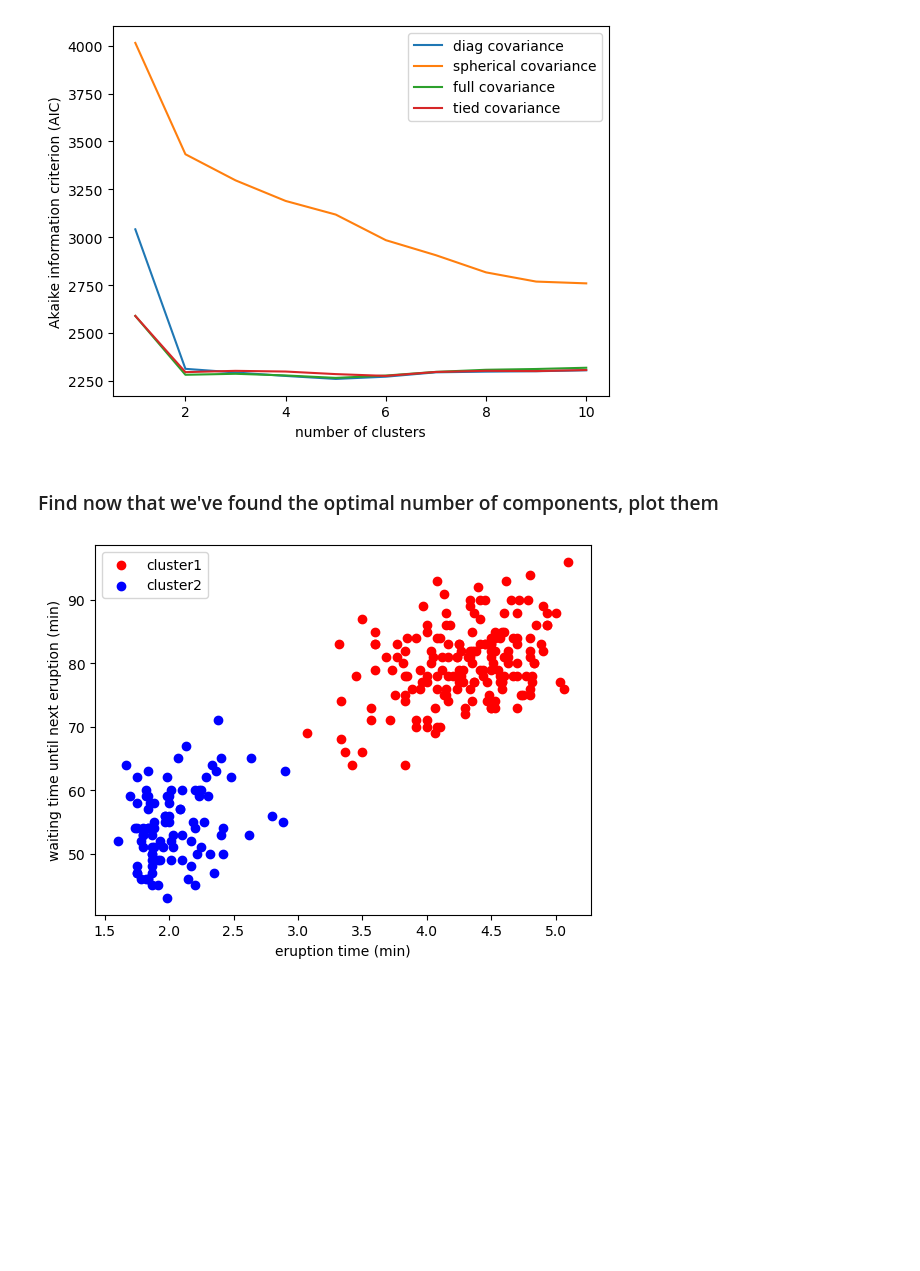
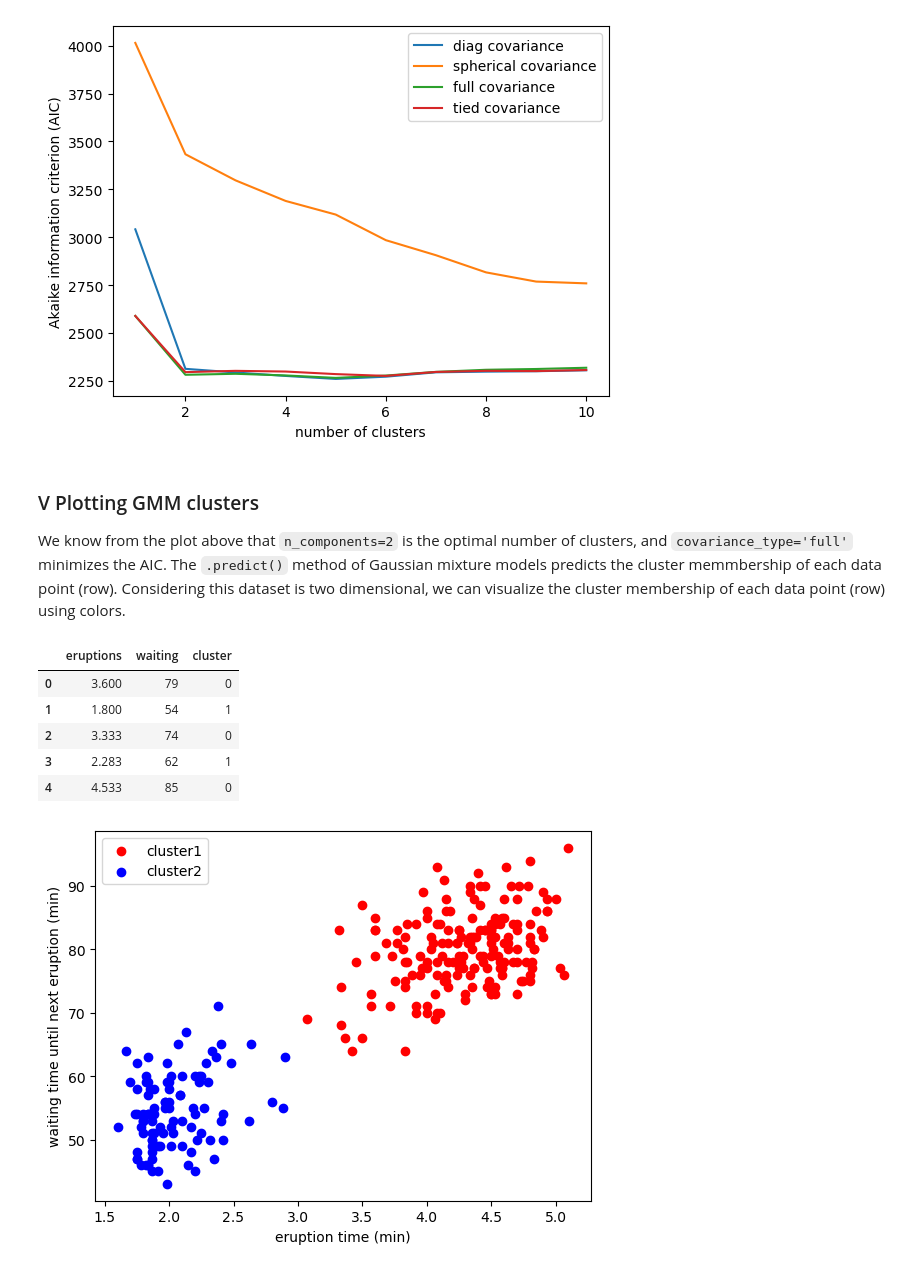
Before and after one commit to jkginfinite/teaching, a Jupyter notebook: Lectures/unsupervised_learning/GMM/GMM_notebook.ipynb, the cells around one changed output. Cells and saved outputs as stored; diff of their text form; code cells hidden in the pictures; blank space fills up the shorter version.

```diff
--- a/Lectures/unsupervised_learning/GMM/GMM_notebook.ipynb
+++ b/Lectures/unsupervised_learning/GMM/GMM_notebook.ipynb
@@ -74,7 +105,20 @@ plt.show()
 # %% [output]
 [figure]
 # %% [markdown]
-### Find now that we've found the optimal number of components, plot them
+### V Plotting GMM clusters
+
+We know from the plot above that `n_components=2` is the optimal number of clusters, and `covariance_type='full'` minimizes the AIC. The `.predict()` method of Gaussian mixture models predicts the cluster memmbership of each data point (row). Considering this dataset is two dimensional, we can visualize the cluster membership of each data point (row) using colors.
+# %%
+preds = GMM(n_components=2,covariance_type='full').fit(data).predict(data)
+data['cluster'] = preds
+data.head()
+# %% [output]
+|  | eruptions | waiting | cluster |
+| 0 | 3.600 | 79 | 0 |
+| 1 | 1.800 | 54 | 1 |
+| 2 | 3.333 | 74 | 0 |
+| 3 | 2.283 | 62 | 1 |
+| 4 | 4.533 | 85 | 0 |
 # %%
 preds = GMM(n_components=2,covariance_type='full').fit(data).predict(data)
 preds = ['red' if i==0 else 'blue' for i in preds]
```
Also changed, not shown: parts of 10 cells of this notebook, 7 other files.
